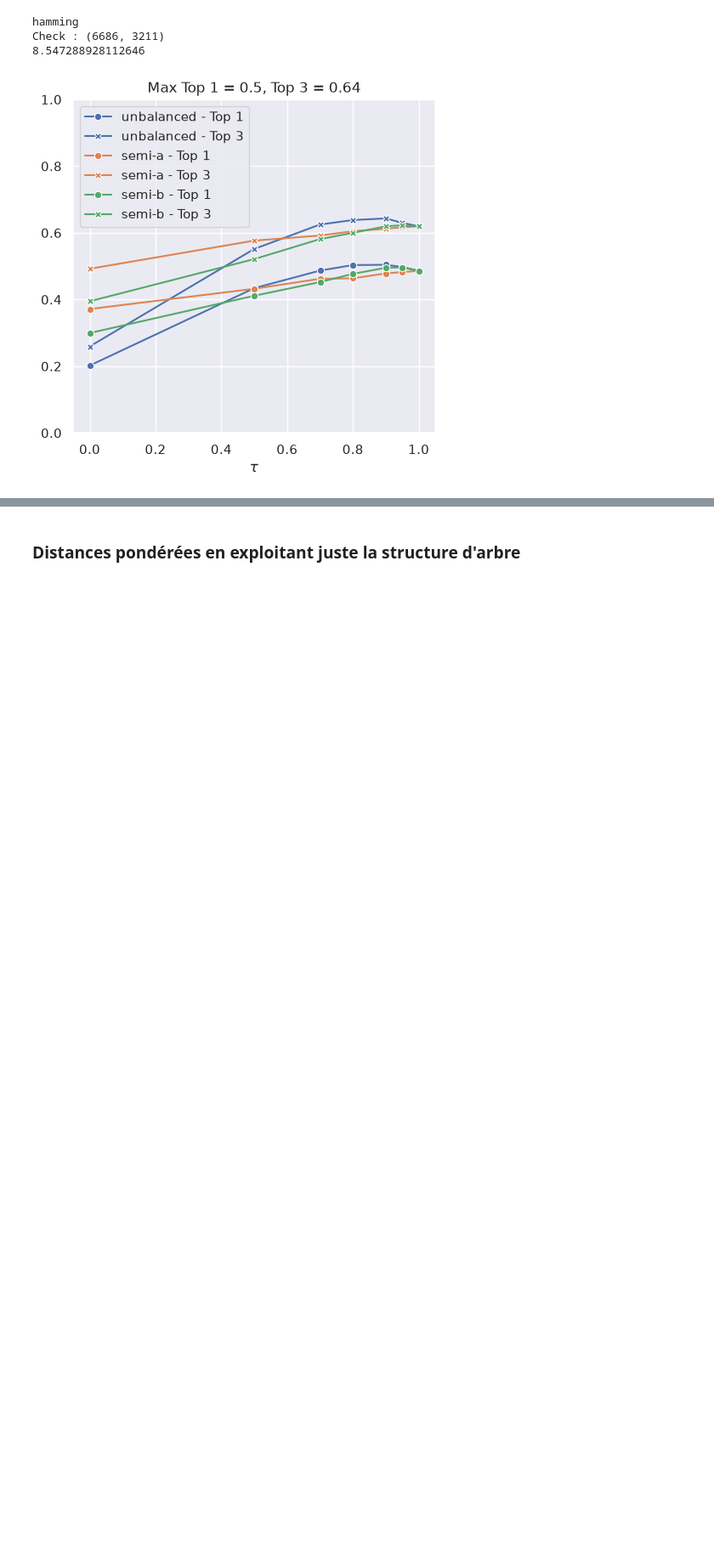
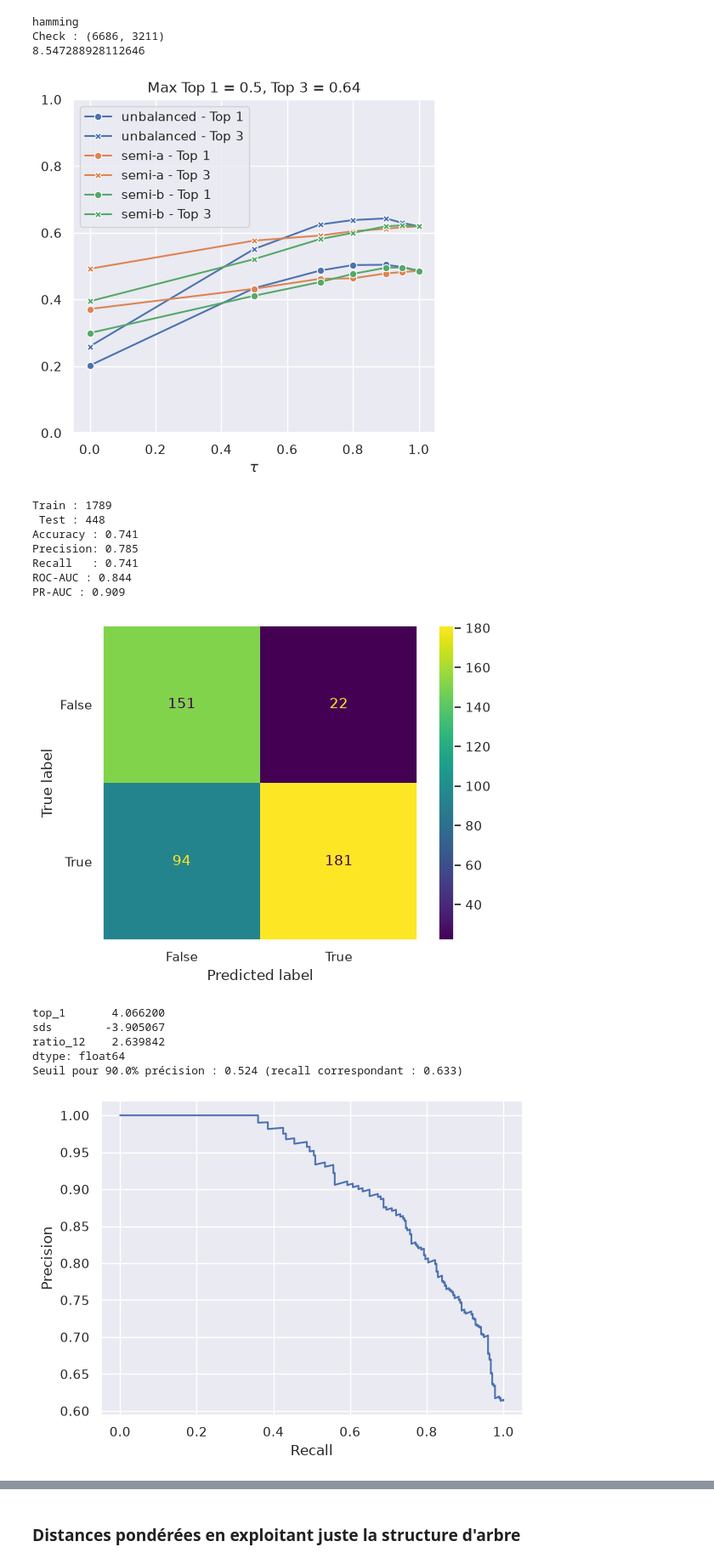
Before and after one commit to averniere/OT_simulation_maladies, a Jupyter notebook: Embeddings/test.ipynb, the cells around one changed output, grey strips where cells are left out. Shown at 85% size. Saved outputs shown, nothing was run; the diff lists cells and outputs as text; code cells hidden in the pictures; blank space fills up the shorter version.

```diff
--- a/Embeddings/test.ipynb
+++ b/Embeddings/test.ipynb
@@ -174,3 +182,21 @@ hamming
 Check : (6686, 3211)
 8.547288928112646
 [figure]
+# %%
+logistic_reg(dict_method['hamming reg']['ot_plan'], gt_set2)
+x, g = seuil_commun(w_omim_P2, w_orpha_P2, dict_method['hamming reg']['ot_plan'], gt_set2, alpha=0.9)
+# %% [output]
+Train : 1789
+ Test : 448
+Accuracy : 0.741
+Precision: 0.785
+Recall   : 0.741
+ROC-AUC : 0.844
+PR-AUC : 0.909
+[figure, added]
+top_1       4.066200
+sds        -3.905067
+ratio_12    2.639842
+dtype: float64
+Seuil pour 90.0% précision : 0.524 (recall correspondant : 0.633)
+[figure, added]
```
Also changed, not shown: parts of 28 cells of this notebook, 8 other files.
